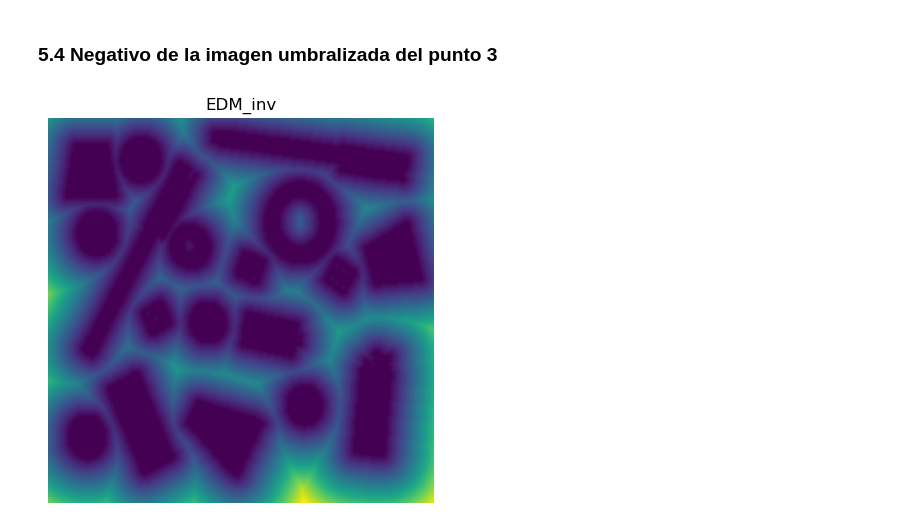
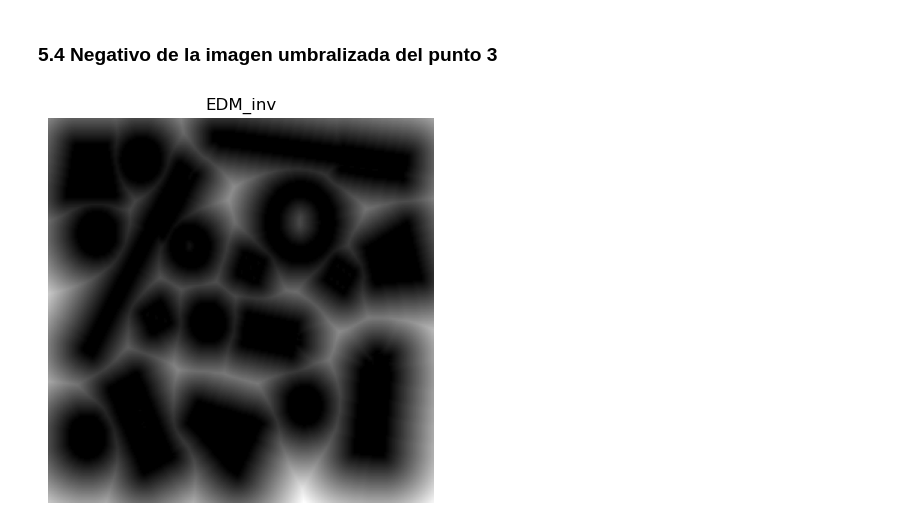
Before and after one commit to STinjaca/Talle-5, a Jupyter notebook: Taller 5 - Punto 5.ipynb, the cells around one changed output. Drawn from its saved outputs; the diff is of its cells as text; code cells hidden in the pictures.

```diff
--- a/Taller 5 - Punto 5.ipynb
+++ b/Taller 5 - Punto 5.ipynb
@@ -60,13 +60,13 @@ plt.show()
 # %%
 img_objects_bin_inv = cv2.bitwise_not(img_objects_bin)
 
 edm_inv = distance_transform_edt(img_objects_bin_inv)
 edm_inv = exposure.rescale_intensity(edm_inv, in_range=(np.min(edm_inv), np.max(edm_inv)), out_range=(0, 255)).astype(np.uint8)
 edm_inv_mask = cv2.threshold(edm_inv, 65, 255, cv2.THRESH_BINARY)[1]
 fig, ax = plt.subplots(figsize=(10,5))
-ax.imshow(edm_inv)
+ax.imshow(edm_inv, cmap='gray', vmin=0, vmax=255)
 ax.set_title('EDM_inv')
 ax.axis('off')
 plt.show()
 # %% [output]
-[figure, old version]
+[figure, new version]
```
Also changed, not shown: parts of 3 cells of this notebook.
